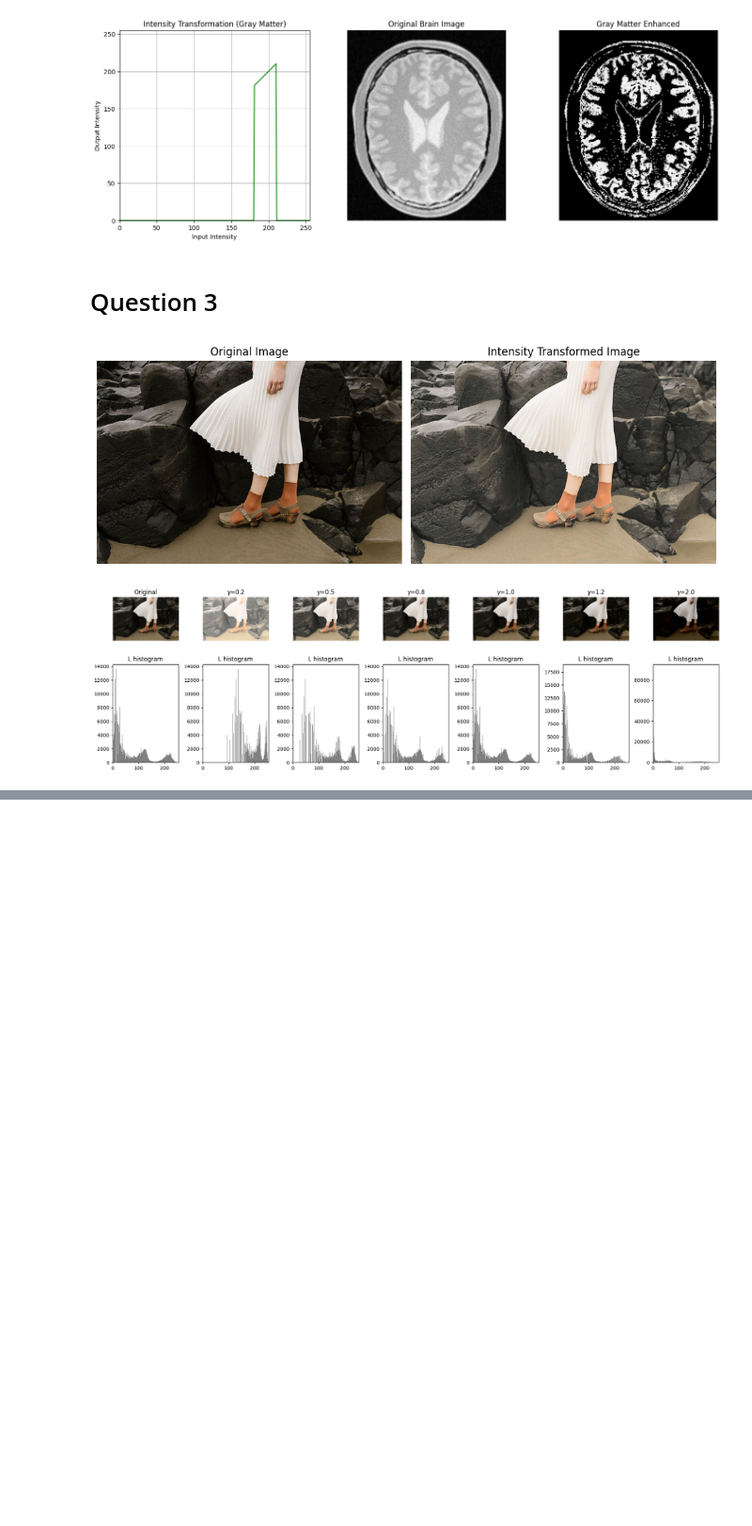
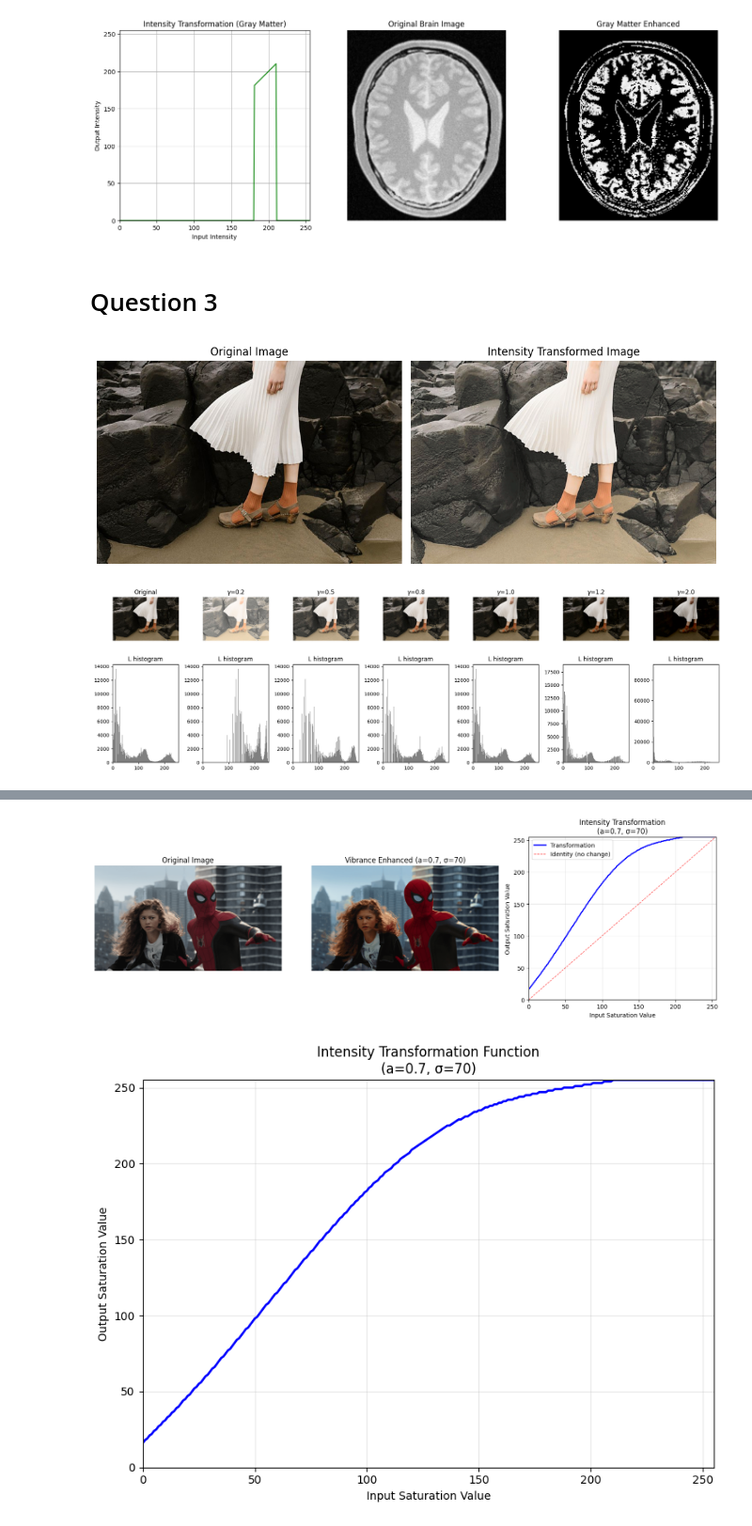
Before and after one commit to PankajaBalasooriya/EN3160_Image_Processing_and_Machine_Vision, a Jupyter notebook: Assignments/Assignment1_PointOperationsAndSpatialFiltering/assignment1.ipynb, the cells around one changed output, grey strips where cells are left out. Shown at 94% size. Saved outputs shown, nothing was run; the diff lists cells and outputs as text; code cells hidden in the pictures; blank space fills up the shorter version.

```diff
--- a/Assignments/Assignment1_PointOperationsAndSpatialFiltering/assignment1.ipynb
+++ b/Assignments/Assignment1_PointOperationsAndSpatialFiltering/assignment1.ipynb
@@ -257,0 +253,80 @@ plt.show()
+# %%
+import cv2 as cv
+import numpy as np
+import matplotlib.pyplot as plt
+
+def transformation(x: np.ndarray, a: float, sigma: int=70) -> np.ndarray:
+    x_float = x.astype(np.float64) # To stop overflow
+    exponent = -1 * (x_float - 128)**2 / (2 * sigma**2)
+    fx = x_float + a * 128 * np.exp(exponent)
+    return np.clip(fx, 0, 255).astype(np.uint8)
+
+spider_img = cv.imread("./a1images/spider.png", cv.IMREAD_ANYCOLOR)
+spider_hsv = cv.cvtColor(spider_img, cv.COLOR_BGR2HSV)
+h, s, v = cv.split(spider_hsv)
+
+# --- Applying the Transformation ---
+a_val = 0.7
+sigma_val = 70
+s_transformed = transformation(s, a=a_val, sigma=sigma_val)
+
+spider_hsv_transformed = cv.merge([h, s_transformed, v])
+spider_transformed_bgr = cv.cvtColor(spider_hsv_transformed, cv.COLOR_HSV2BGR)
+
+original_rgb = cv.cvtColor(spider_img, cv.COLOR_BGR2RGB)
+transformed_rgb = cv.cvtColor(spider_transformed_bgr, cv.COLOR_BGR2RGB)
+
+# Transformation curve for visualization
+x_range = np.arange(0, 256)
+y_transform = transformation(x_range, a=a_val, sigma=sigma_val)
+
+
+plt.figure(figsize=(15, 5))
+
+# Original image
+plt.subplot(1, 3, 1)
+plt.imshow(original_rgb)
+plt.title('Original Image')
+plt.axis('off')
+
+# Vibrance-enhanced image
+plt.subplot(1, 3, 2)
+plt.imshow(transformed_rgb)
+plt.title(f'Vibrance Enhanced (a={a_val}, σ={sigma_val})')
+plt.axis('off')
+
+# Transformation function
+plt.subplot(1, 3, 3)
+plt.plot(x_range, y_transform, 'b-', linewidth=2, label='Transformation')
+plt.plot(x_range, x_range, 'r--', linewidth=1, alpha=0.7, label='Identity (no change)')
+plt.xlabel('Input Saturation Value')
+plt.ylabel('Output Saturation Value')
+plt.title(f'Intensity Transformation\n(a={a_val}, σ={sigma_val})')
+plt.grid(True, alpha=0.3)
+plt.legend()
+plt.xlim(0, 255)
+plt.ylim(0, 255)
+
+plt.tight_layout()
+plt.show()
+
+
+cv.imwrite("./Report/resources/spider_transformed.png", spider_transformed_bgr)
+
+
+plt.figure(figsize=(8, 6))
+plt.plot(x_range, y_transform, 'b-', linewidth=2, label='Transformation')
+# plt.plot(x_range, x_range, 'r--', linewidth=1, alpha=0.7, label='Identity (no change)')
+plt.xlabel('Input Saturation Value')
+plt.ylabel('Output Saturation Value')
+plt.title(f'Intensity Transformation Function\n(a={a_val}, σ={sigma_val})')
+plt.grid(True, alpha=0.3)
+# plt.legend()
+plt.xlim(0, 255)
+plt.ylim(0, 255)
+plt.tight_layout()
+plt.savefig("./Report/resources/transformation_graph.png", dpi=300, bbox_inches='tight')
+plt.show()
+# %% [output]
+[figure, added]
+[figure, added]
```
Also changed, not shown: parts of 2 cells of this notebook, 2 other files.
